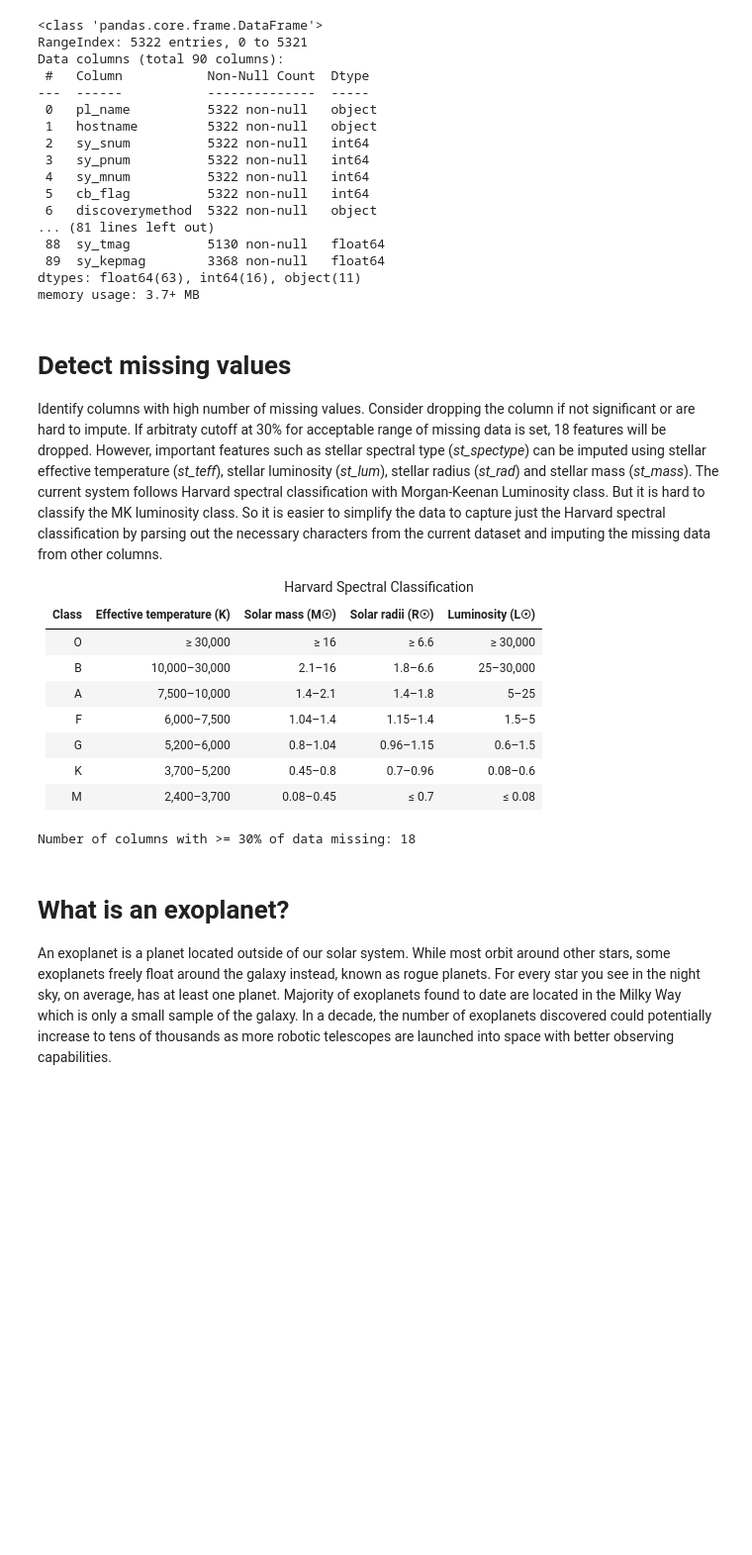
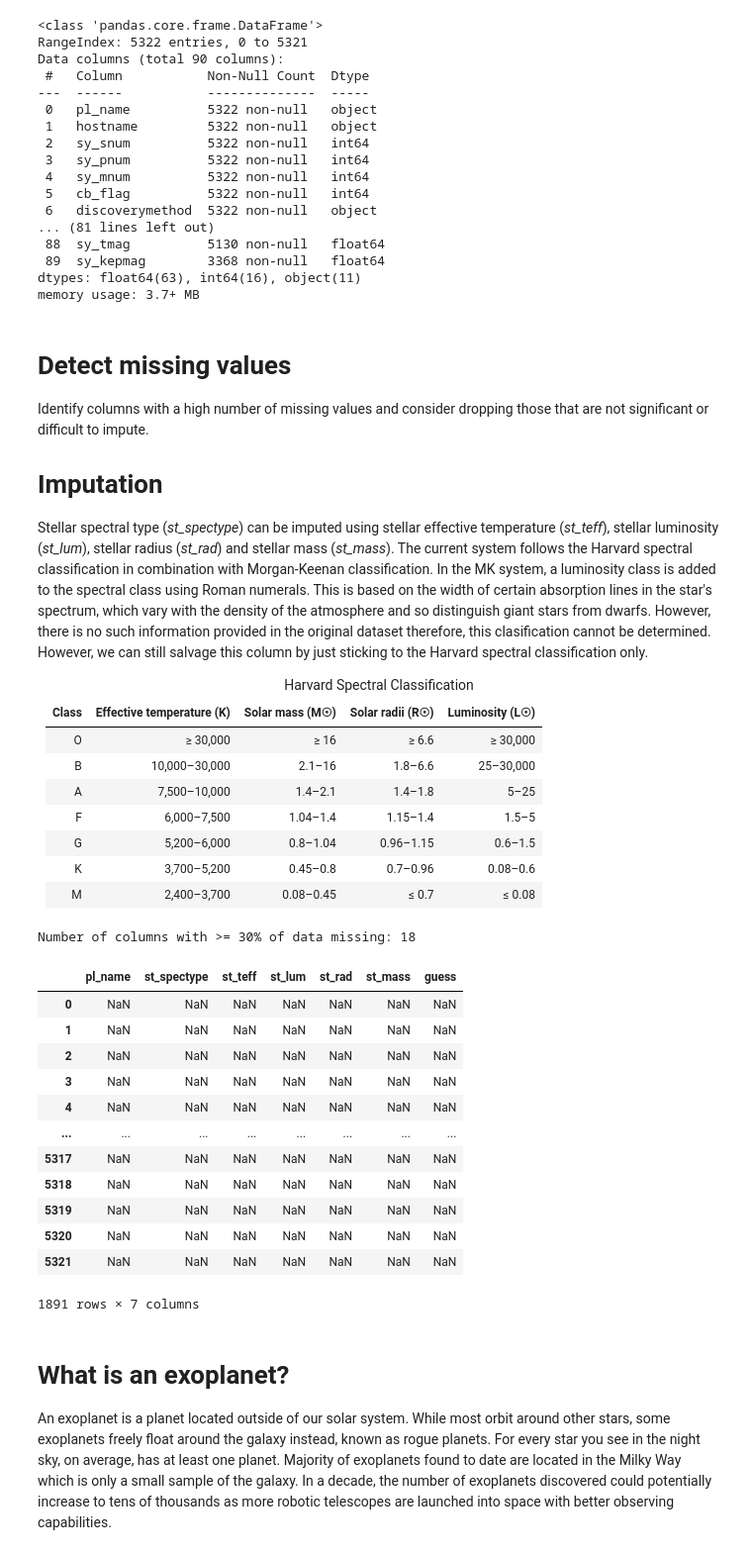
Before and after one commit to leoybkim/exoplanet, a Jupyter notebook: EDA.ipynb, the cells around one changed output. Shown: that part at 99% size. Drawn from its saved outputs; the diff is of its cells as text; code cells hidden in the pictures; blank space fills up the shorter version.

Commit message:
Find out null values WIP

```diff
--- a/EDA.ipynb
+++ b/EDA.ipynb
@@ -44,7 +44,12 @@ memory usage: 3.7+ MB
 # %% [markdown]
 # Detect missing values
 
-Identify columns with high number of missing values. Consider dropping the column if not significant or are hard to impute. If arbitraty cutoff at 30% for acceptable range of missing data is set, 18 features will be dropped. However, important features such as stellar spectral type (*st_spectype*) can be imputed using stellar effective temperature (*st_teff*),  stellar luminosity (*st_lum*), stellar radius (*st_rad*) and stellar mass (*st_mass*). The current system follows Harvard spectral classification with Morgan-Keenan Luminosity class. But it is hard to classify the MK luminosity class. So it is easier to simplify the data to capture just the Harvard spectral classification by parsing out the necessary characters from the current dataset and imputing the missing data from other columns.
+Identify columns with a high number of missing values and consider dropping those that are not significant or difficult to impute.
+
+# Imputation
+
+Stellar spectral type (*st_spectype*) can be imputed using stellar effective temperature (*st_teff*), stellar luminosity (*st_lum*), stellar radius (*st_rad*) and stellar mass (*st_mass*). The current system follows the Harvard spectral classification in combination with Morgan-Keenan classification. In the MK system, a luminosity class is added to the spectral class using Roman numerals. This is based on the width of certain absorption lines in the star's spectrum, which vary with the density of the atmosphere and so distinguish giant stars from dwarfs. However, there is no such information provided in the original dataset therefore, this clasification cannot be determined. However, we can still salvage this column by just sticking to the Harvard spectral classification only.
+
 
 <div align="center">Harvard Spectral Classification </div>
 
@@ -60,11 +65,50 @@ Identify columns with high number of missing values. Consider dropping the colum
 # %%
 percent_missing = df.isnull().sum() * 100 / len(df)
 print(f"Number of columns with >= 30% of data missing: {len(percent_missing.loc[lambda p : p > 30])}")
 
 # TODO impute st_sepctype
 # TODO drop columns missing higher than 30% of data
+# TODO look for NaN values
+no_spectype = df[df['st_spectype'].isnull()][['pl_name', 'st_teff','st_lum', 'st_rad', 'st_mass']]
+has_spectype = df[df['st_spectype'].notnull()][['pl_name', 'st_spectype', 'st_teff','st_lum', 'st_rad', 'st_mass']]
+
+def estimate(temp):
+    if temp >= 30000:
+        return "O"
+    elif temp >= 10000 and temp < 30000:
+        return "B"
+    elif temp >= 7500 and temp < 10000:
+        return "A"
+    elif temp >=6000 and temp < 7500:
+        return "F"
+    elif temp >=5200 and temp < 6000:
+        return "G"
+    elif temp >=3700 and temp < 5200:
+        return "K"
+    elif temp >=2400 and temp < 3700:
+        return "M"
+
+
+
+has_spectype['guess'] = has_spectype['st_teff'].apply(lambda x: estimate(x))
+# has_spectype.where(has_spectype['guess'] != has_spectype['st_spectype'].astype(str).str[0])
+
+has_spectype.where(has_spectype['st_spectype']=='NaN')
 # %% [output]
 Number of columns with >= 30% of data missing: 18
+|  | pl_name | st_spectype | st_teff | st_lum | st_rad | st_mass | guess |
+| 0 | NaN | NaN | NaN | NaN | NaN | NaN | NaN |
+| 1 | NaN | NaN | NaN | NaN | NaN | NaN | NaN |
+| 2 | NaN | NaN | NaN | NaN | NaN | NaN | NaN |
+| 3 | NaN | NaN | NaN | NaN | NaN | NaN | NaN |
+| 4 | NaN | NaN | NaN | NaN | NaN | NaN | NaN |
+| ... | ... | ... | ... | ... | ... | ... | ... |
+| 5317 | NaN | NaN | NaN | NaN | NaN | NaN | NaN |
+| 5318 | NaN | NaN | NaN | NaN | NaN | NaN | NaN |
+| 5319 | NaN | NaN | NaN | NaN | NaN | NaN | NaN |
+| 5320 | NaN | NaN | NaN | NaN | NaN | NaN | NaN |
+| 5321 | NaN | NaN | NaN | NaN | NaN | NaN | NaN |
+1891 rows × 7 columns
 # %% [markdown]
 # What is an exoplanet?
 
```
Also changed, not shown: 1 other file.
